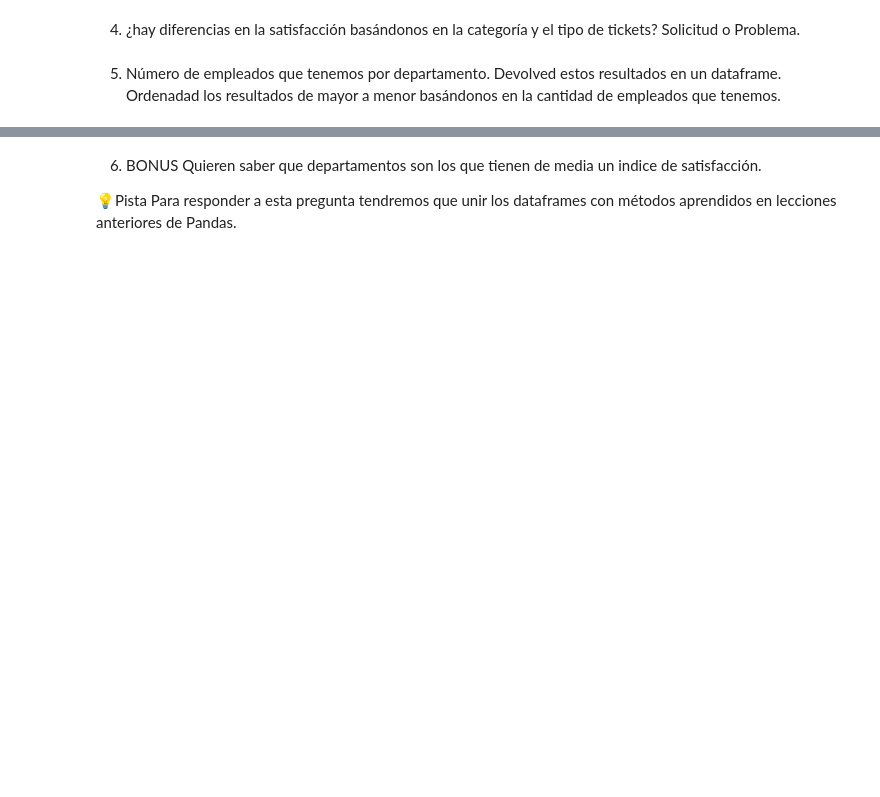
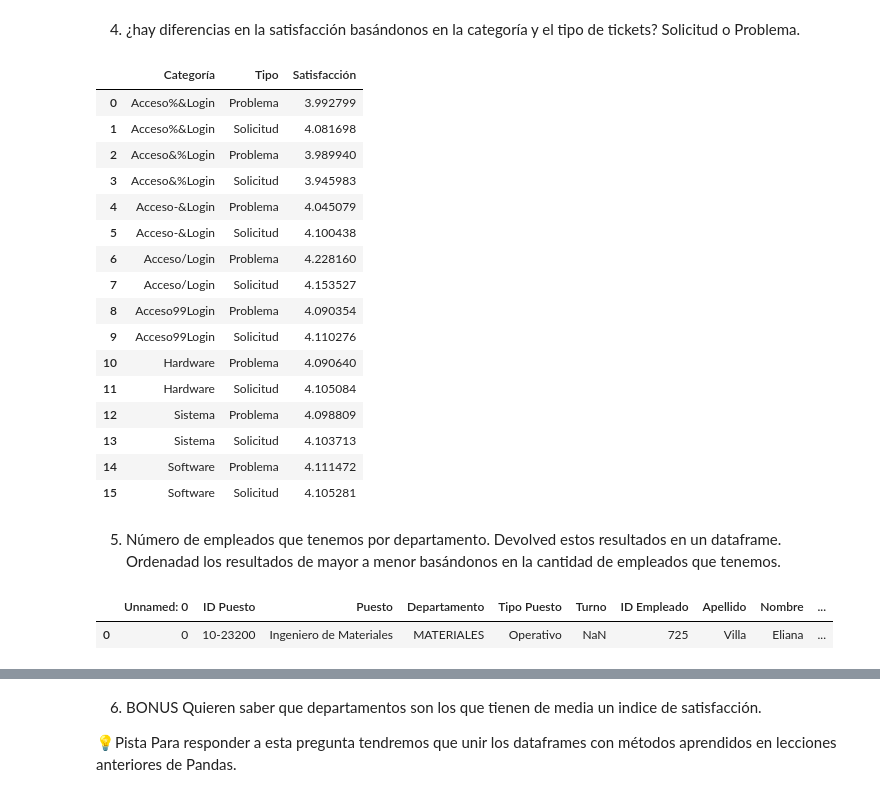
Before and after one commit to Adalab/Adalab-promo-d-da-modulo2-sprint1-Iris-Elisa, a Jupyter notebook: pandas/group_by.ipynb, the cells around one changed output, grey strips where cells are left out. Cells and saved outputs as stored; diff of their text form; code cells hidden in the pictures; blank space fills up the shorter version.

```diff
--- a/pandas/group_by.ipynb
+++ b/pandas/group_by.ipynb
@@ -9,4 +99,30 @@
 # %% [markdown]
 4.  ¿hay diferencias en la satisfacción basándonos en la categoría y el tipo de tickets? Solicitud o Problema.
+# %%
+df_sat_tipo = df_tickets.groupby(['Categoría', 'Tipo'])['Satisfacción'].mean().reset_index()
+df_sat_tipo
+# %% [output]
+|  | Categoría | Tipo | Satisfacción |
+| 0 | Acceso%&Login | Problema | 3.992799 |
+| 1 | Acceso%&Login | Solicitud | 4.081698 |
+| 2 | Acceso&%Login | Problema | 3.989940 |
+| 3 | Acceso&%Login | Solicitud | 3.945983 |
+| 4 | Acceso-&Login | Problema | 4.045079 |
+| 5 | Acceso-&Login | Solicitud | 4.100438 |
+| 6 | Acceso/Login | Problema | 4.228160 |
+| 7 | Acceso/Login | Solicitud | 4.153527 |
+| 8 | Acceso99Login | Problema | 4.090354 |
+| 9 | Acceso99Login | Solicitud | 4.110276 |
+| 10 | Hardware | Problema | 4.090640 |
+| 11 | Hardware | Solicitud | 4.105084 |
+| 12 | Sistema | Problema | 4.098809 |
+| 13 | Sistema | Solicitud | 4.103713 |
+| 14 | Software | Problema | 4.111472 |
+| 15 | Software | Solicitud | 4.105281 |
 # %% [markdown]
 5. Número de empleados que tenemos por departamento. Devolved estos resultados en un dataframe. Ordenadad los resultados de mayor a menor basándonos en la cantidad de empleados que tenemos.
+# %%
+df_empleados.head(1)
+# %% [output]
+|  | Unnamed: 0 | ID Puesto | Puesto | Departamento | Tipo Puesto | Turno | ID Empleado | Apellido | Nombre | ... |
+| 0 | 0 | 10-23200 | Ingeniero de Materiales | MATERIALES | Operativo | NaN | 725 | Villa | Eliana | ... |
```
Also changed, not shown: parts of 15 cells of this notebook.
